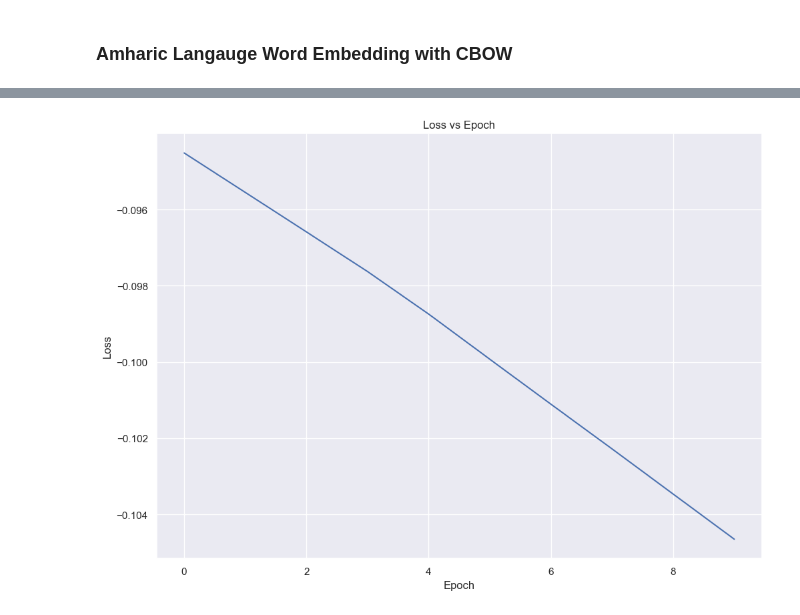
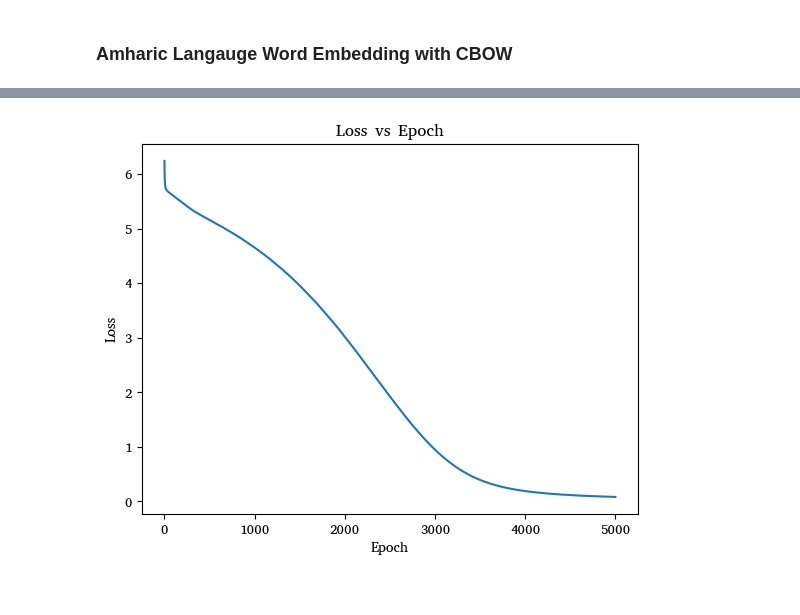
Before and after one commit to yordanoswuletaw/amharic-cbow-word-embedding, a Jupyter notebook: notebooks/amh-cbow-word-embedding.ipynb, the cells around one changed output, grey strips where cells are left out. Saved outputs shown, nothing was run; the diff lists cells and outputs as text; code cells hidden in the pictures.

Commit message:
train model and add embedding plotting function

```diff
--- a/notebooks/amh-cbow-word-embedding.ipynb
+++ b/notebooks/amh-cbow-word-embedding.ipynb
@@ -372,10 +399,9 @@ class AmhCBOW:
 ### Amharic Langauge Word Embedding with CBOW
 # %%
 # create an instance of the AmhCBOW
-cbow = AmhCBOW(window_size=2, embedding_size=100, alpha=0.01, epochs=10)
-data = [['አበበ','በሶ','በላ','እና','ጠጣ','።']]
+cbow = AmhCBOW(window_size=2, embedding_size=100, alpha=2, epochs=5000)
 cbow.train(data)
-print(cbow.get_embedding('በላ'))
+#print(cbow.get_embedding('በላ'))
 #print(cbow.get_similar_words('በላ'))
 cbow.plot_loss()
 # %% [output]
@@ -383 +425 @@ cbow.plot_loss()
-[figure, old version]
+[figure, new version]
```
Also changed, not shown: parts of 5 cells of this notebook.
